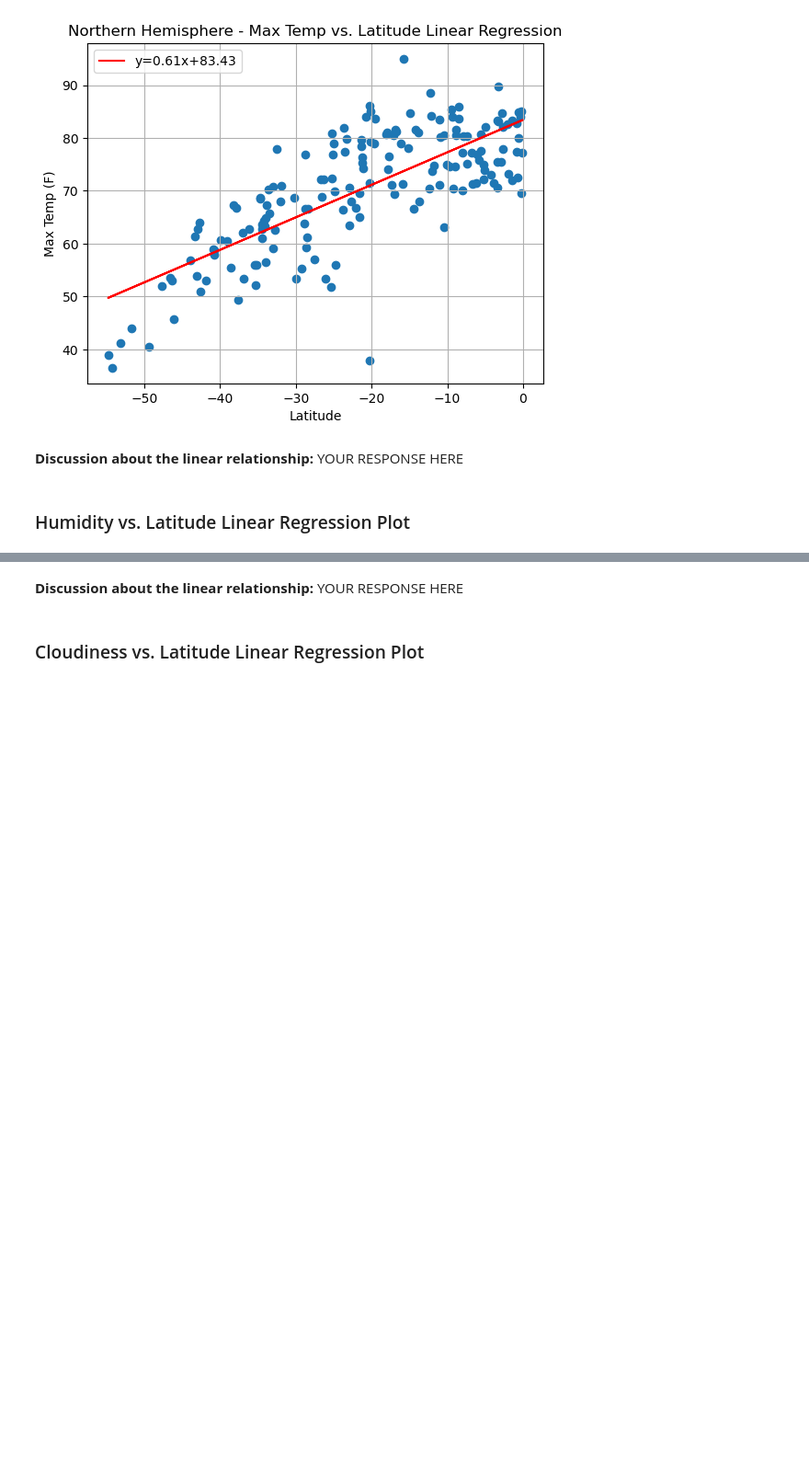
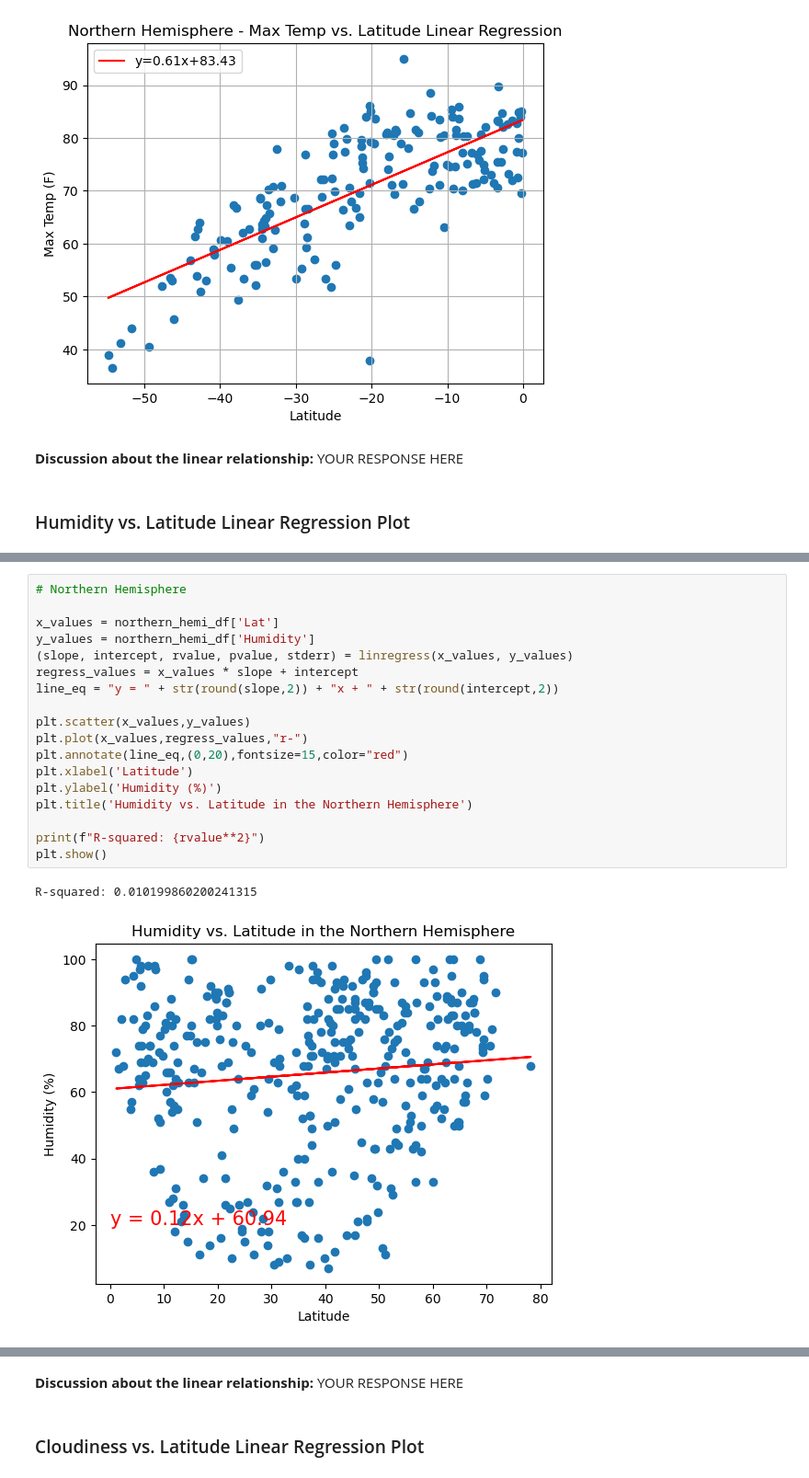
Before and after one commit to Hluu1/Python-API-Challenge, a Jupyter notebook: WeatherPy/WeatherPy.ipynb, the cells around one changed output, grey strips where cells are left out. Shown: that part at 92% size. Drawn from its saved outputs; the diff is of its cells as text; blank space fills up the shorter version.

Commit message:
Finished all the graphing.

```diff
--- a/WeatherPy/WeatherPy.ipynb
+++ b/WeatherPy/WeatherPy.ipynb
@@ -359,0 +348,21 @@ The r-value is: 0.0002808747046324607
+# %%
+# Northern Hemisphere
+
+x_values = northern_hemi_df['Lat']
+y_values = northern_hemi_df['Humidity']
+(slope, intercept, rvalue, pvalue, stderr) = linregress(x_values, y_values)
+regress_values = x_values * slope + intercept
+line_eq = "y = " + str(round(slope,2)) + "x + " + str(round(intercept,2))
+
+plt.scatter(x_values,y_values)
+plt.plot(x_values,regress_values,"r-")
+plt.annotate(line_eq,(0,20),fontsize=15,color="red")
+plt.xlabel('Latitude')
+plt.ylabel('Humidity (%)')
+plt.title('Humidity vs. Latitude in the Northern Hemisphere')
+
+print(f"R-squared: {rvalue**2}")
+plt.show()
+# %% [output]
+R-squared: 0.010199860200241315
+[figure, added]
```
Also changed, not shown: parts of 11 cells of this notebook, 1 other file.
